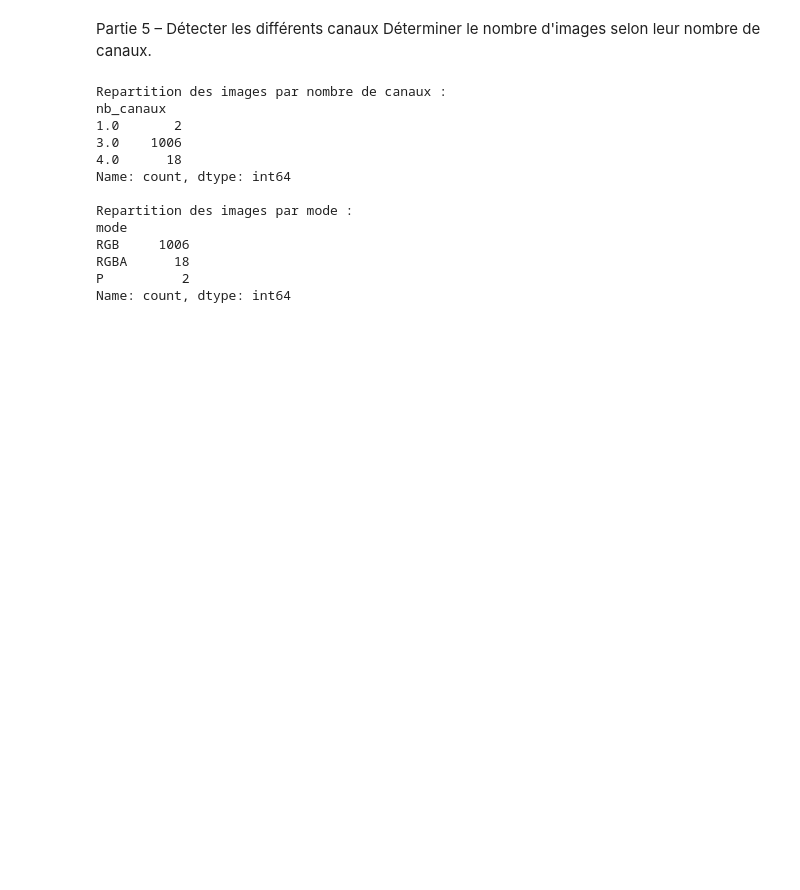
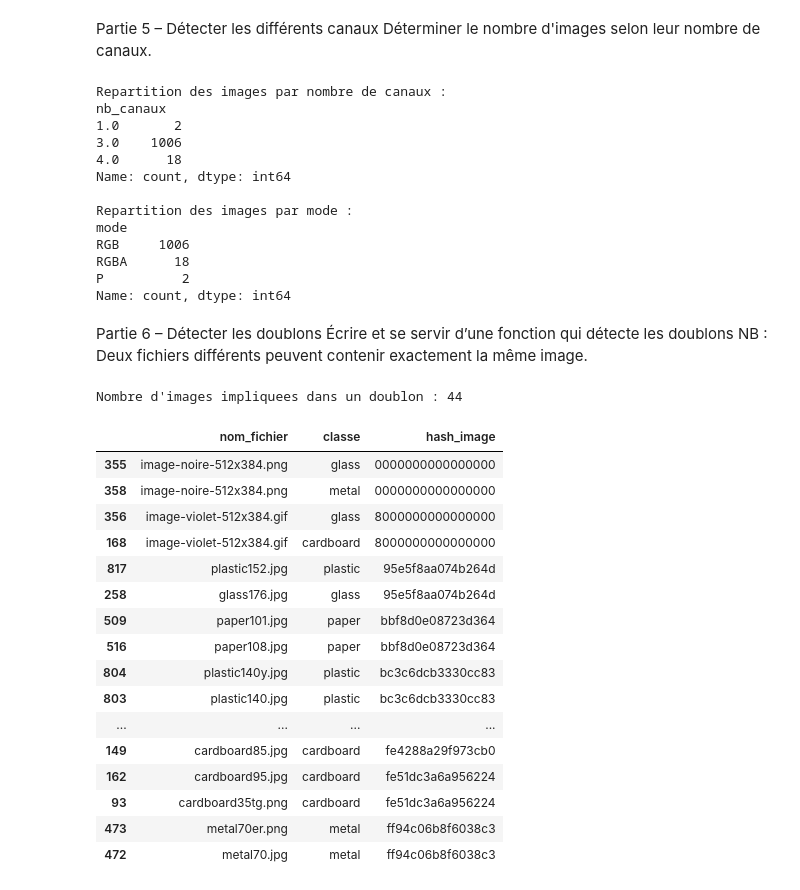
Before and after one commit to fatoufall737/atelier_prepa_donnees_images, a Jupyter notebook: notebooks/atelier_prepa_donnees_images.ipynb, the cells around one changed output. Drawn from its saved outputs; the diff is of its cells as text; code cells hidden in the pictures; blank space fills up the shorter version.

Commit message:
Partie 6 : detection des doublons via hash perceptif
Ecriture de la fonction calculer_hash_image basee sur imagehash.phash, qui detecte des images visuellement identiques meme si le nom de fichier ou le format differe. Application sur tout le dataset et identification des groupes de doublons, en reponse a la Partie 6 de la consigne.

```diff
--- a/notebooks/atelier_prepa_donnees_images.ipynb
+++ b/notebooks/atelier_prepa_donnees_images.ipynb
@@ -237,3 +237,47 @@ RGB     1006
 RGBA      18
 P          2
 Name: count, dtype: int64
+# %% [markdown]
+Partie 6 – Détecter les doublons
+Écrire et se servir d’une fonction qui détecte les doublons
+NB : Deux fichiers différents peuvent contenir exactement la même image.
+# %%
+# Partie 6 : fonction qui calcule un hash perceptif d'une image (detecte les doublons visuels,
+# meme si les fichiers ont des noms differents ou sont enregistres dans des formats differents)
+def calculer_hash_image(chemin_fichier):
+    """
+    Retourne le hash perceptif (phash) d'une image, ou None si le fichier est illisible.
+    Deux images visuellement identiques auront le meme hash, meme si le fichier (nom, format) differe.
+    """
+    try:
+        with Image.open(chemin_fichier) as img:
+            return str(imagehash.phash(img))
+    except Exception:
+        return None
+# %%
+# Application sur toutes les images valides (non corrompues)
+df_valides["hash_image"] = df_valides["chemin"].apply(calculer_hash_image)
+
+# Un doublon = un hash qui apparait plus d'une fois
+doublons = df_valides[df_valides.duplicated(subset="hash_image", keep=False)].sort_values("hash_image")
+print("Nombre d'images impliquees dans un doublon :", doublons.shape[0])
+doublons[["nom_fichier", "classe", "hash_image"]]
+# %% [output]
+Nombre d'images impliquees dans un doublon : 44
+|  | nom_fichier | classe | hash_image |
+| 355 | image-noire-512x384.png | glass | 0000000000000000 |
+| 358 | image-noire-512x384.png | metal | 0000000000000000 |
+| 356 | image-violet-512x384.gif | glass | 8000000000000000 |
+| 168 | image-violet-512x384.gif | cardboard | 8000000000000000 |
+| 817 | plastic152.jpg | plastic | 95e5f8aa074b264d |
+| 258 | glass176.jpg | glass | 95e5f8aa074b264d |
+| 509 | paper101.jpg | paper | bbf8d0e08723d364 |
+| 516 | paper108.jpg | paper | bbf8d0e08723d364 |
+| 804 | plastic140y.jpg | plastic | bc3c6dcb3330cc83 |
+| 803 | plastic140.jpg | plastic | bc3c6dcb3330cc83 |
+| ... | ... | ... | ... |
+| 149 | cardboard85.jpg | cardboard | fe4288a29f973cb0 |
+| 162 | cardboard95.jpg | cardboard | fe51dc3a6a956224 |
+| 93 | cardboard35tg.png | cardboard | fe51dc3a6a956224 |
+| 473 | metal70er.png | metal | ff94c06b8f6038c3 |
+| 472 | metal70.jpg | metal | ff94c06b8f6038c3 |
```
